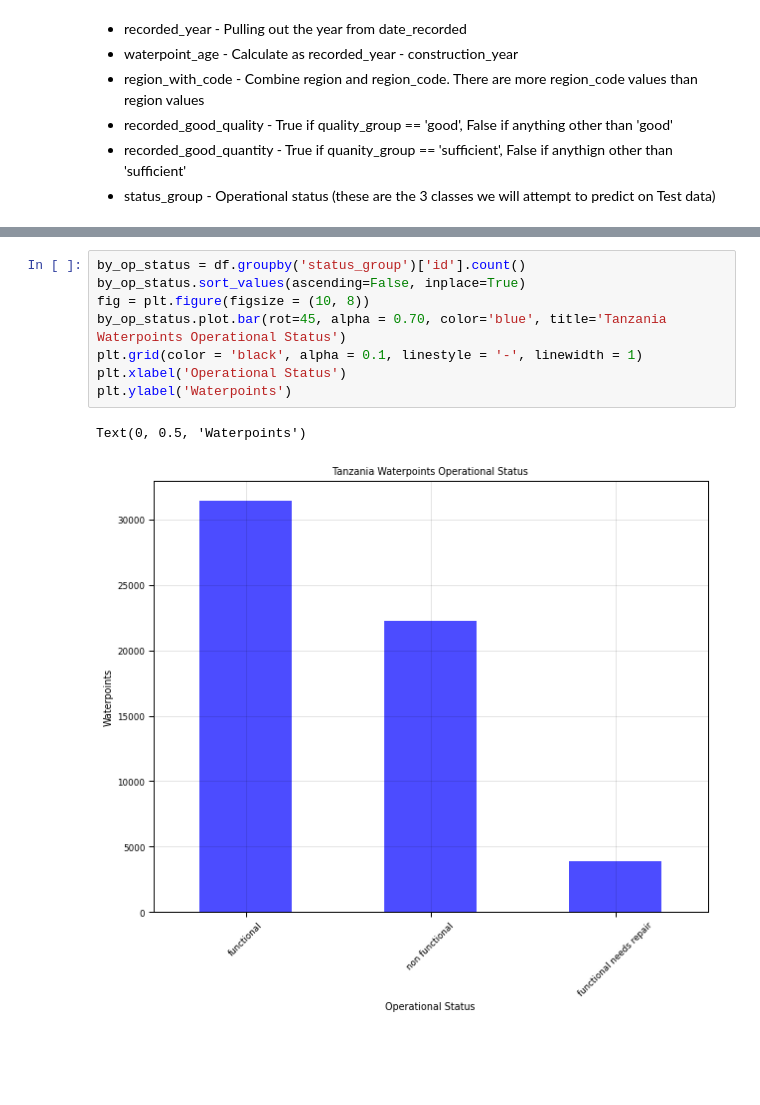
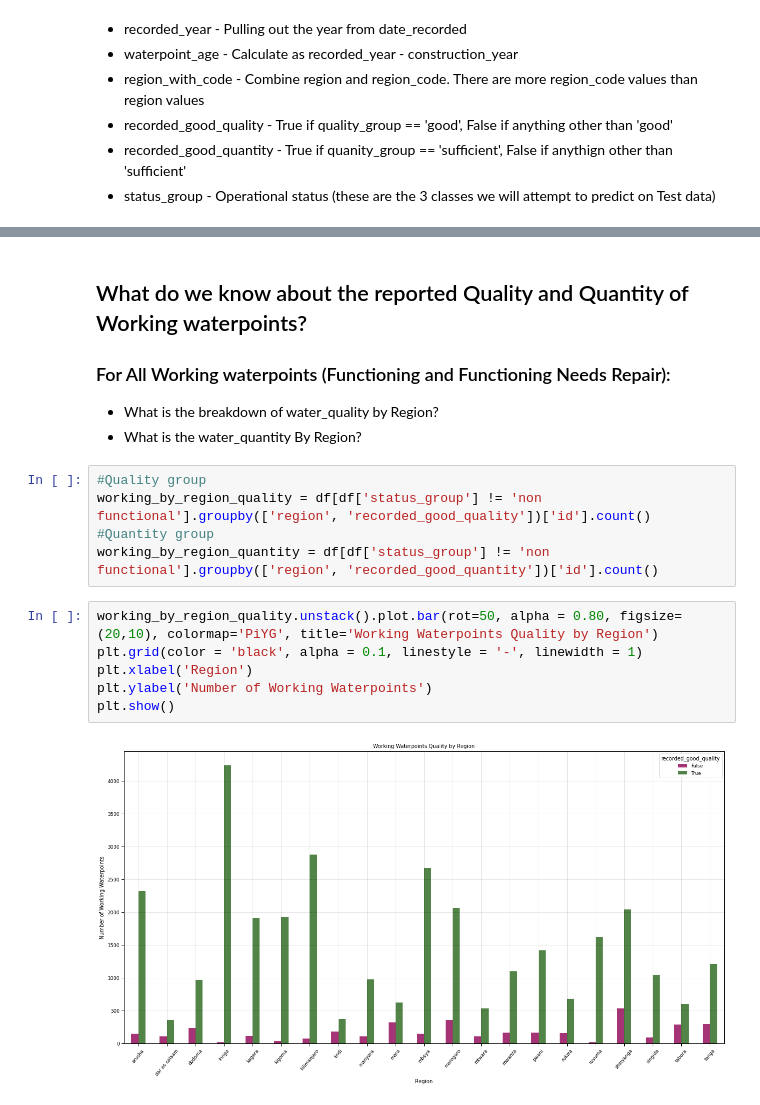
Before and after one commit to kulomady/dsc-phase-3-project, a Jupyter notebook: notebooks/eda.ipynb, the cells around one changed output, grey strips where cells are left out. Cells and saved outputs as stored; diff of their text form; blank space fills up the shorter version.

```diff
--- a/notebooks/eda.ipynb
+++ b/notebooks/eda.ipynb
@@ -77,11 +147,18 @@ df.head(3)
+# %% [markdown]
+## What do we know about the reported  Quality and Quantity of Working waterpoints?
+### For All Working waterpoints (Functioning and Functioning Needs Repair):
+* What is the breakdown of water_quality by Region?
+* What is the water_quantity By Region?
+# %%
+#Quality group
+working_by_region_quality = df[df['status_group'] != 'non functional'].groupby(['region', 'recorded_good_quality'])['id'].count()
+#Quantity group
+working_by_region_quantity = df[df['status_group'] != 'non functional'].groupby(['region', 'recorded_good_quantity'])['id'].count()
 # %%
-by_op_status = df.groupby('status_group')['id'].count()
-by_op_status.sort_values(ascending=False, inplace=True)
-fig = plt.figure(figsize = (10, 8))
-by_op_status.plot.bar(rot=45, alpha = 0.70, color='blue', title='Tanzania Waterpoints Operational Status')
+working_by_region_quality.unstack().plot.bar(rot=50, alpha = 0.80, figsize=(20,10), colormap='PiYG', title='Working Waterpoints Quality by Region')
 plt.grid(color = 'black', alpha = 0.1, linestyle = '-', linewidth = 1)
-plt.xlabel('Operational Status')
-plt.ylabel('Waterpoints')
+plt.xlabel('Region')
+plt.ylabel('Number of Working Waterpoints')
+plt.show()
 # %% [output]
-Text(0, 0.5, 'Waterpoints')
-[figure, old version]
+[figure, new version]
```
Also changed, not shown: parts of 33 cells of this notebook.
